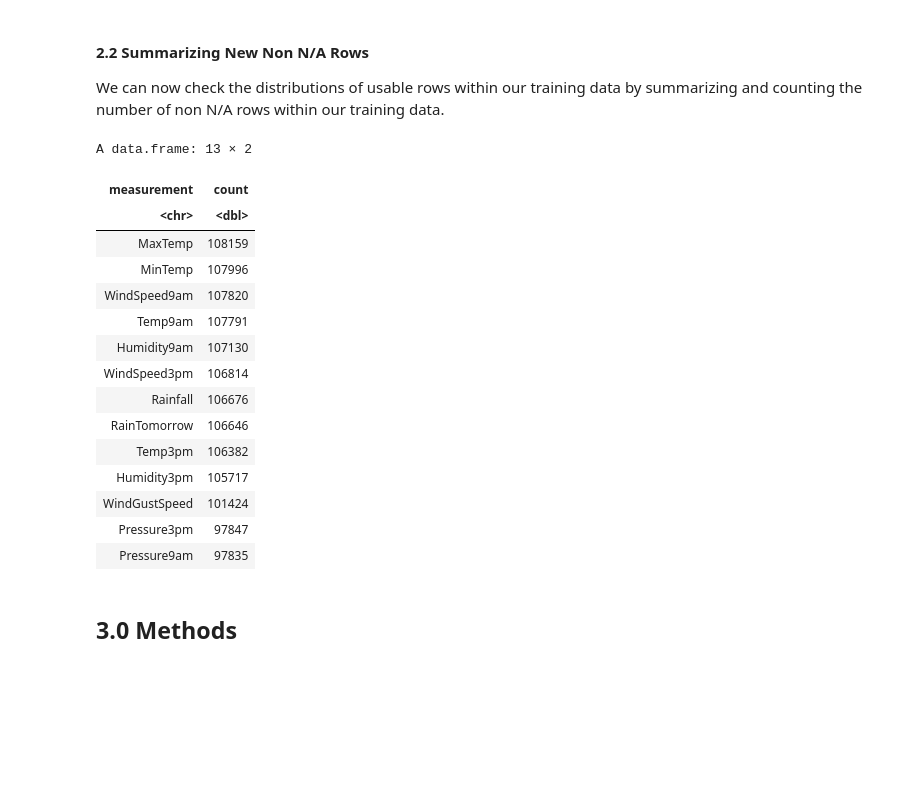
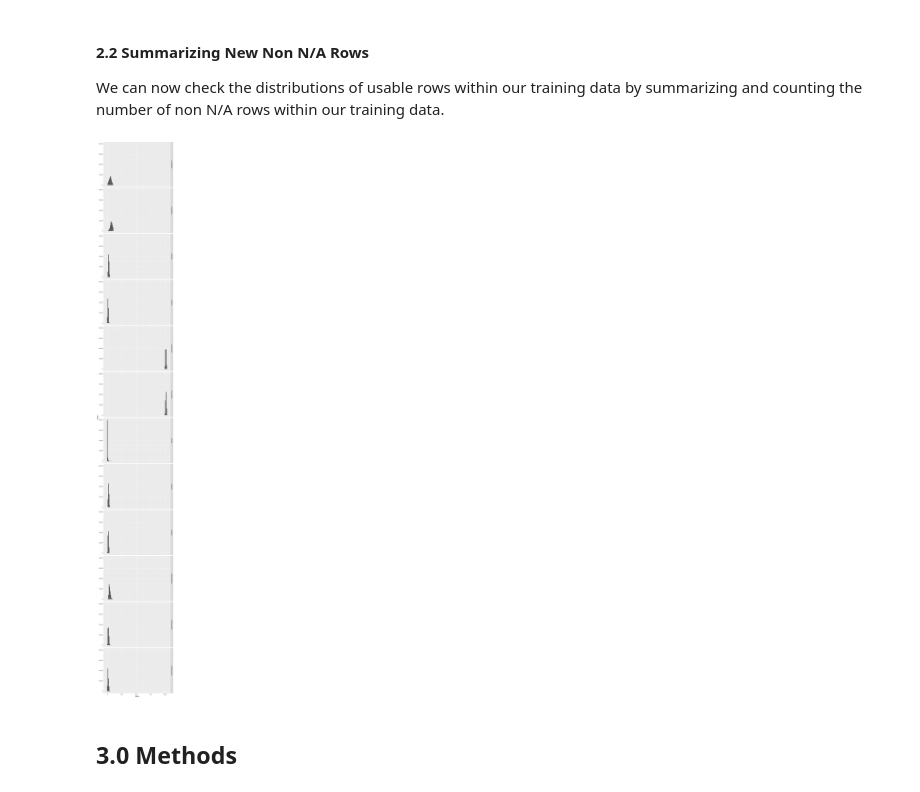
Before and after one commit to Andrewyx/DSCI100-Project-G16, a Jupyter notebook: Group Proposal .ipynb, the cells around one changed output. Cells and saved outputs as stored; diff of their text form; code cells hidden in the pictures; blank space fills up the shorter version.

Commit message:
proto graph

```diff
--- a/Group Proposal .ipynb
+++ b/Group Proposal .ipynb
@@ -57,29 +57,25 @@ We can now check the distributions of usable rows within our training data by su
 # %%
 # Summarizes each row by counting non N/A cells. Renames the variables afterwards after conversion to data frame
 no_na_data <- as.data.frame((colSums(!is.na(weather_train))))
 no_na_data <- cbind(rownames(no_na_data), no_na_data)
 rownames(no_na_data) <- NULL
 colnames(no_na_data) <- c("measurement","count")
 
 count_tbl <- arrange(no_na_data, desc(count))
-count_tbl
+# count_tbl
+
+
+options(repr.plot.height = 50, repr.plot.width = 7)
+
+plot <- na.omit(weather_train) |>
+        select(-RainTomorrow) |>
+        pivot_longer(cols= everything(), names_to="measurement", values_to="value") |>
+        ggplot(aes(x=value)) +
+            geom_histogram(bins=50, binwidth = 10) +
+            facet_grid(rows=vars(measurement))
+plot
 # %% [output]
-A data.frame: 13 × 2
-| measurement | count |
-| <chr> | <dbl> |
-| MaxTemp | 108159 |
-| MinTemp | 107996 |
-| WindSpeed9am | 107820 |
-| Temp9am | 107791 |
-| Humidity9am | 107130 |
-| WindSpeed3pm | 106814 |
-| Rainfall | 106676 |
-| RainTomorrow | 106646 |
-| Temp3pm | 106382 |
-| Humidity3pm | 105717 |
-| WindGustSpeed | 101424 |
-| Pressure3pm | 97847 |
-| Pressure9am | 97835 |
+[figure, added]
 # %% [markdown]
 ## 3.0 Methods
 # %% [markdown]
```
